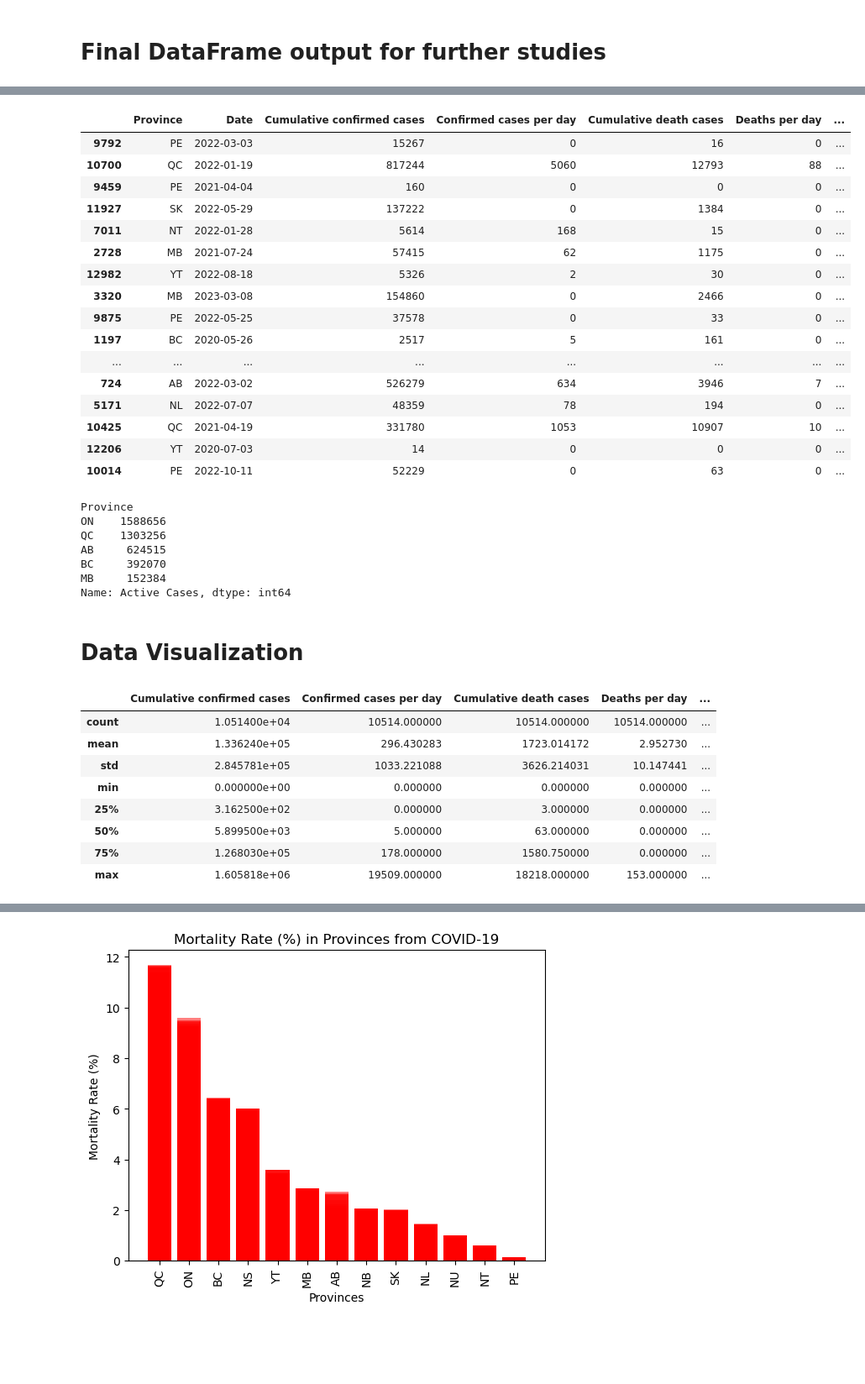
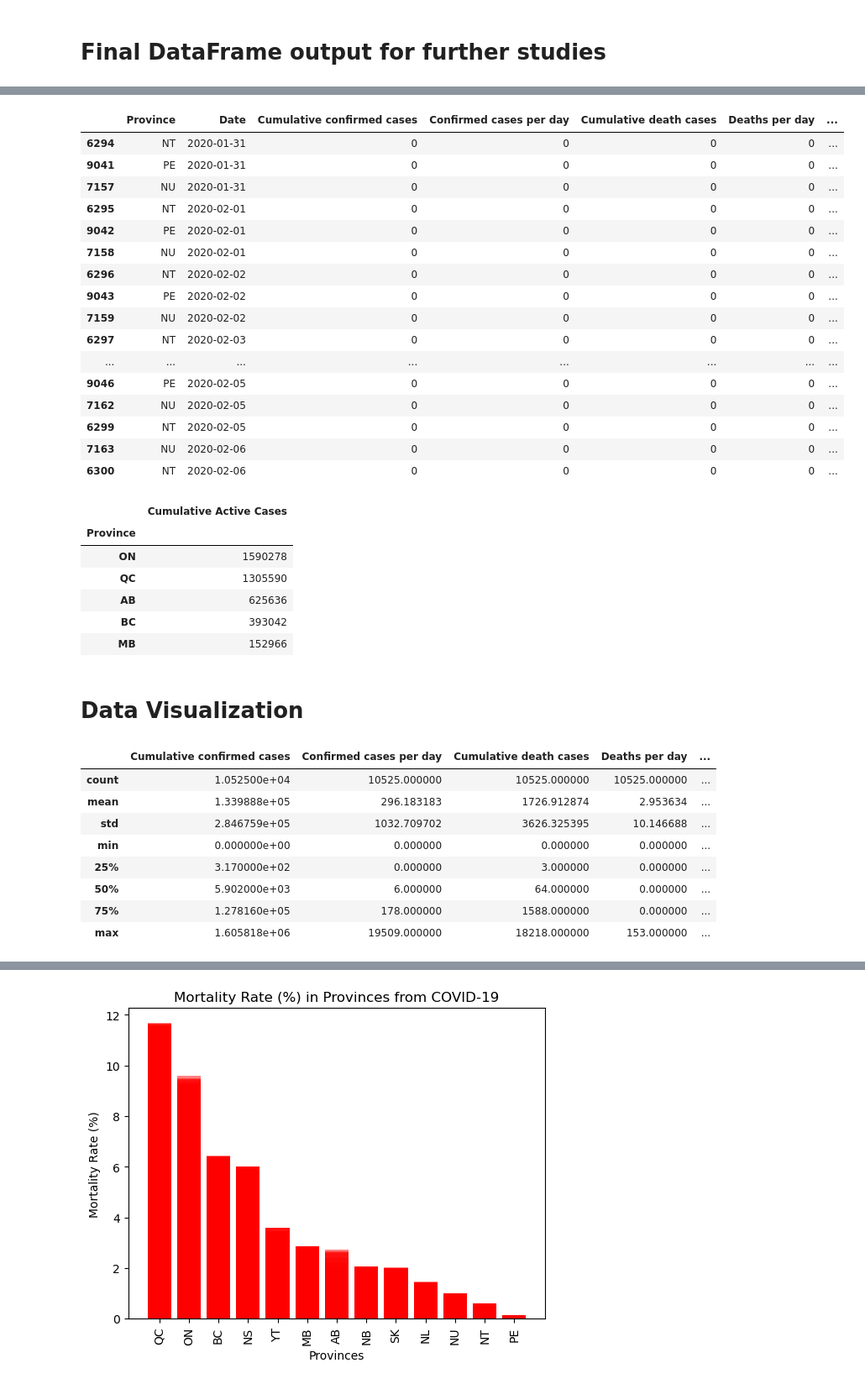
Before and after one commit to svafaeva93/Covid19AnalysisCanada, a Jupyter notebook: Data_visualization_API.ipynb, the cells around one changed output, grey strips where cells are left out. Shown at 84% size. Saved outputs shown, nothing was run; the diff lists cells and outputs as text; code cells hidden in the pictures; blank space fills up the shorter version.

```diff
--- a/Data_visualization_API.ipynb
+++ b/Data_visualization_API.ipynb
@@ -240,52 +241,52 @@ covid_dataframe_df.head(5)
 # %%
-# Calculating active cases
-covid_dataframe_df['Active Cases'] = covid_dataframe_df['Cumulative confirmed cases'] - (covid_dataframe_df['Cumulative death cases'] + covid_dataframe_df['Cumulative hospitalizations cases'])
-covid_dataframe_df.sample(20)
+covid_dataframe_df['Cumulative Active Cases'] = covid_dataframe_df['Cumulative confirmed cases'] - (covid_dataframe_df['Cumulative death cases']-covid_dataframe_df['Cumulative hospitalizations cases'])
+covid_dataframe_df['Active Cases per day'] = covid_dataframe_df['Confirmed cases per day'] - (covid_dataframe_df['Deaths per day'] + covid_dataframe_df['hospitalizations per day'])
+covid_dataframe_df.head(20)
 # %% [output]
 |  | Province | Date | Cumulative confirmed cases | Confirmed cases per day | Cumulative death cases | Deaths per day | ... |
-| 9792 | PE | 2022-03-03 | 15267 | 0 | 16 | 0 | ... |
-| 10700 | QC | 2022-01-19 | 817244 | 5060 | 12793 | 88 | ... |
-| 9459 | PE | 2021-04-04 | 160 | 0 | 0 | 0 | ... |
-| 11927 | SK | 2022-05-29 | 137222 | 0 | 1384 | 0 | ... |
-| 7011 | NT | 2022-01-28 | 5614 | 168 | 15 | 0 | ... |
-| 2728 | MB | 2021-07-24 | 57415 | 62 | 1175 | 0 | ... |
-| 12982 | YT | 2022-08-18 | 5326 | 2 | 30 | 0 | ... |
-| 3320 | MB | 2023-03-08 | 154860 | 0 | 2466 | 0 | ... |
-| 9875 | PE | 2022-05-25 | 37578 | 0 | 33 | 0 | ... |
-| 1197 | BC | 2020-05-26 | 2517 | 5 | 161 | 0 | ... |
+| 6294 | NT | 2020-01-31 | 0 | 0 | 0 | 0 | ... |
+| 9041 | PE | 2020-01-31 | 0 | 0 | 0 | 0 | ... |
+| 7157 | NU | 2020-01-31 | 0 | 0 | 0 | 0 | ... |
+| 6295 | NT | 2020-02-01 | 0 | 0 | 0 | 0 | ... |
+| 9042 | PE | 2020-02-01 | 0 | 0 | 0 | 0 | ... |
+| 7158 | NU | 2020-02-01 | 0 | 0 | 0 | 0 | ... |
+| 6296 | NT | 2020-02-02 | 0 | 0 | 0 | 0 | ... |
+| 9043 | PE | 2020-02-02 | 0 | 0 | 0 | 0 | ... |
+| 7159 | NU | 2020-02-02 | 0 | 0 | 0 | 0 | ... |
+| 6297 | NT | 2020-02-03 | 0 | 0 | 0 | 0 | ... |
 | ... | ... | ... | ... | ... | ... | ... | ... |
-| 724 | AB | 2022-03-02 | 526279 | 634 | 3946 | 7 | ... |
-| 5171 | NL | 2022-07-07 | 48359 | 78 | 194 | 0 | ... |
-| 10425 | QC | 2021-04-19 | 331780 | 1053 | 10907 | 10 | ... |
-| 12206 | YT | 2020-07-03 | 14 | 0 | 0 | 0 | ... |
-| 10014 | PE | 2022-10-11 | 52229 | 0 | 63 | 0 | ... |
+| 9046 | PE | 2020-02-05 | 0 | 0 | 0 | 0 | ... |
+| 7162 | NU | 2020-02-05 | 0 | 0 | 0 | 0 | ... |
+| 6299 | NT | 2020-02-05 | 0 | 0 | 0 | 0 | ... |
+| 7163 | NU | 2020-02-06 | 0 | 0 | 0 | 0 | ... |
+| 6300 | NT | 2020-02-06 | 0 | 0 | 0 | 0 | ... |
 # %%
-# Top 5 active cases
-Highest_active_province = covid_dataframe_df.groupby('Province').max()[['Active Cases', 'Date']].sort_values(['Active Cases'], ascending = False).reset_index()
-Highest_active_province_df = Highest_active_province.set_index('Province')['Active Cases']
-top_5_active_province = Highest_active_province_df.iloc[0:5]
-top_5_active_province
+Active_cases_per_province = covid_dataframe_df.groupby('Province').max()[['Cumulative Active Cases', 'Date']].sort_values(['Cumulative Active Cases'], ascending = False).reset_index()
+Active_cases_per_province = Active_cases_per_province.iloc[0:5]
+Active_cases_per_province_df = Active_cases_per_province[['Province', 'Cumulative Active Cases']]
+Active_cases_per_province_df = Active_cases_per_province_df.set_index('Province')
+Active_cases_per_province_df.head()
 # %% [output]
-Province
-ON    1588656
-QC    1303256
-AB     624515
-BC     392070
-MB     152384
-Name: Active Cases, dtype: int64
+|  | Cumulative Active Cases |
+| Province |  |
+| ON | 1590278 |
+| QC | 1305590 |
+| AB | 625636 |
+| BC | 393042 |
+| MB | 152966 |
 # %% [markdown]
 # Data Visualization
 # %%
-# Descriptive statistics on collected data
+# Descriptive statistics on collected data across all of Canada from the start of the pandemic in Jan 2020 up till March 2023
 covid_dataframe_df.describe()
 # %% [output]
 |  | Cumulative confirmed cases | Confirmed cases per day | Cumulative death cases | Deaths per day | ... |
-| count | 1.051400e+04 | 10514.000000 | 10514.000000 | 10514.000000 | ... |
-| mean | 1.336240e+05 | 296.430283 | 1723.014172 | 2.952730 | ... |
-| std | 2.845781e+05 | 1033.221088 | 3626.214031 | 10.147441 | ... |
+| count | 1.052500e+04 | 10525.000000 | 10525.000000 | 10525.000000 | ... |
+| mean | 1.339888e+05 | 296.183183 | 1726.912874 | 2.953634 | ... |
+| std | 2.846759e+05 | 1032.709702 | 3626.325395 | 10.146688 | ... |
 | min | 0.000000e+00 | 0.000000 | 0.000000 | 0.000000 | ... |
-| 25% | 3.162500e+02 | 0.000000 | 3.000000 | 0.000000 | ... |
-| 50% | 5.899500e+03 | 5.000000 | 63.000000 | 0.000000 | ... |
-| 75% | 1.268030e+05 | 178.000000 | 1580.750000 | 0.000000 | ... |
+| 25% | 3.170000e+02 | 0.000000 | 3.000000 | 0.000000 | ... |
+| 50% | 5.902000e+03 | 6.000000 | 64.000000 | 0.000000 | ... |
+| 75% | 1.278160e+05 | 178.000000 | 1588.000000 | 0.000000 | ... |
 | max | 1.605818e+06 | 19509.000000 | 18218.000000 | 153.000000 | ... |
 # %%
```
Also changed, not shown: parts of 32 cells of this notebook, 10 other files.
